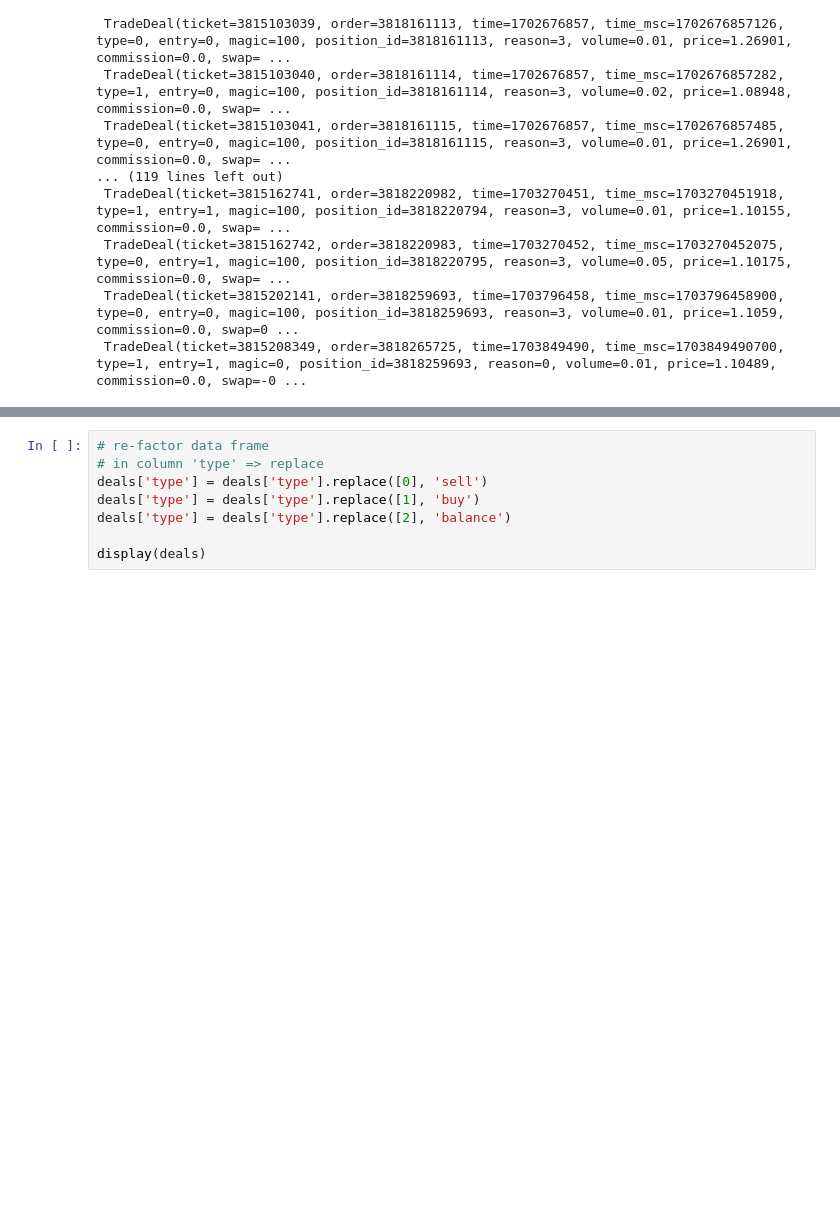
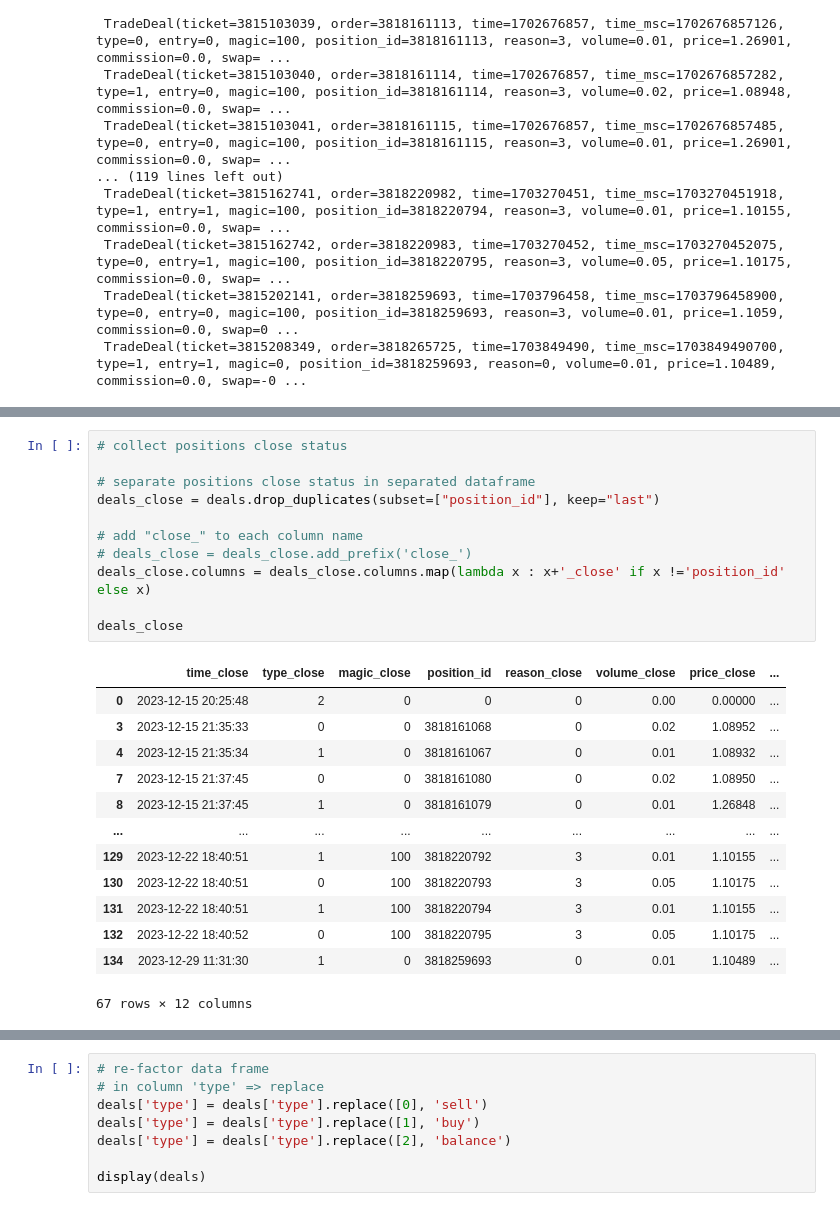
Before and after one commit to MaxJan2010/python_finance, a Jupyter notebook: src/work/tutorials/03.calculate mt5 report factors/calculate_history_report_factors.ipynb, the cells around one changed output, grey strips where cells are left out. Saved outputs shown, nothing was run; the diff lists cells and outputs as text; blank space fills up the shorter version.

```diff
--- a/src/work/tutorials/03.calculate mt5 report factors/calculate_history_report_factors.ipynb
+++ b/src/work/tutorials/03.calculate mt5 report factors/calculate_history_report_factors.ipynb
@@ -88,0 +150,25 @@ display(deals)
+# %%
+# collect positions close status
+
+# separate positions close status in separated dataframe
+deals_close = deals.drop_duplicates(subset=["position_id"], keep="last")
+
+# add "close_" to each column name
+# deals_close = deals_close.add_prefix('close_')
+deals_close.columns = deals_close.columns.map(lambda x : x+'_close' if x !='position_id' else x)
+
+deals_close
+# %% [output]
+|  | time_close | type_close | magic_close | position_id | reason_close | volume_close | price_close | ... |
+| 0 | 2023-12-15 20:25:48 | 2 | 0 | 0 | 0 | 0.00 | 0.00000 | ... |
+| 3 | 2023-12-15 21:35:33 | 0 | 0 | 3818161068 | 0 | 0.02 | 1.08952 | ... |
+| 4 | 2023-12-15 21:35:34 | 1 | 0 | 3818161067 | 0 | 0.01 | 1.08932 | ... |
+| 7 | 2023-12-15 21:37:45 | 0 | 0 | 3818161080 | 0 | 0.02 | 1.08950 | ... |
+| 8 | 2023-12-15 21:37:45 | 1 | 0 | 3818161079 | 0 | 0.01 | 1.26848 | ... |
+| ... | ... | ... | ... | ... | ... | ... | ... | ... |
+| 129 | 2023-12-22 18:40:51 | 1 | 100 | 3818220792 | 3 | 0.01 | 1.10155 | ... |
+| 130 | 2023-12-22 18:40:51 | 0 | 100 | 3818220793 | 3 | 0.05 | 1.10175 | ... |
+| 131 | 2023-12-22 18:40:51 | 1 | 100 | 3818220794 | 3 | 0.01 | 1.10155 | ... |
+| 132 | 2023-12-22 18:40:52 | 0 | 100 | 3818220795 | 3 | 0.05 | 1.10175 | ... |
+| 134 | 2023-12-29 11:31:30 | 1 | 0 | 3818259693 | 0 | 0.01 | 1.10489 | ... |
+67 rows × 12 columns
```
Also changed, not shown: parts of 14 cells of this notebook, 3 other files.
